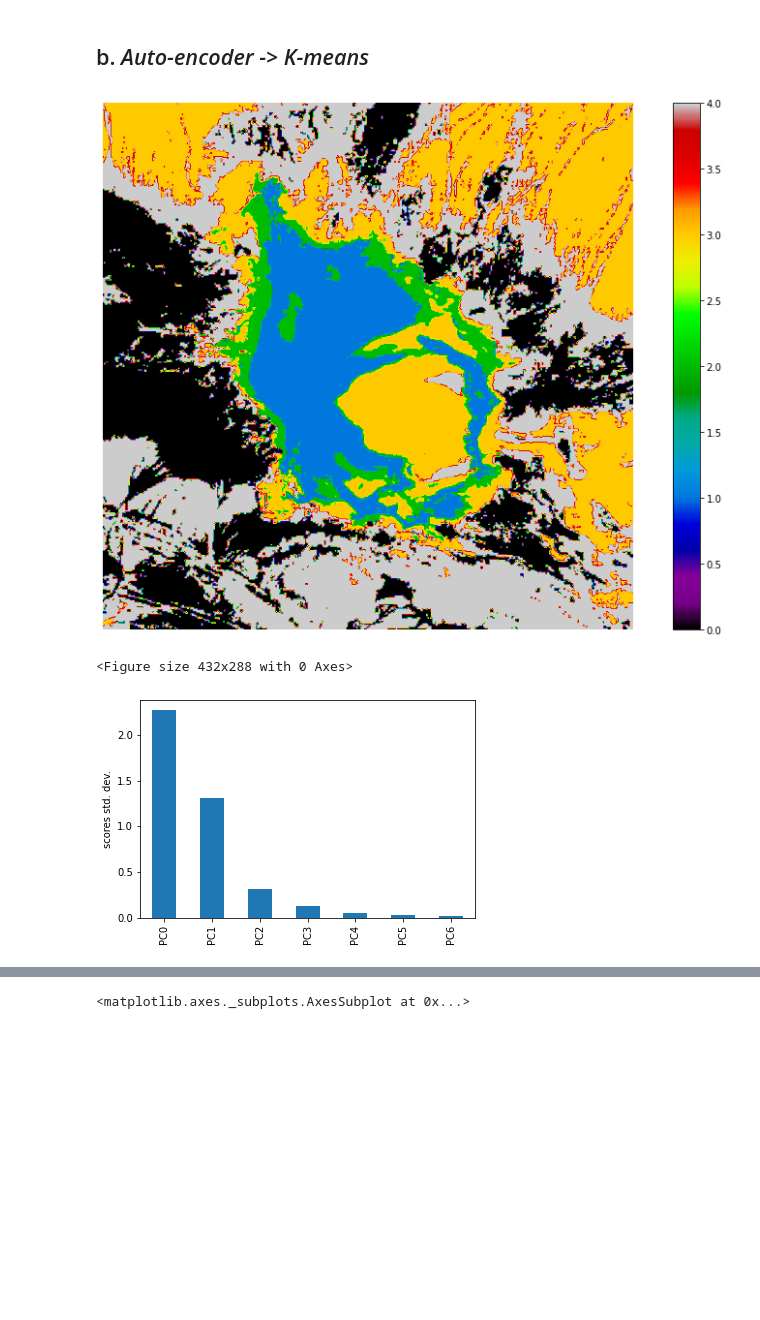
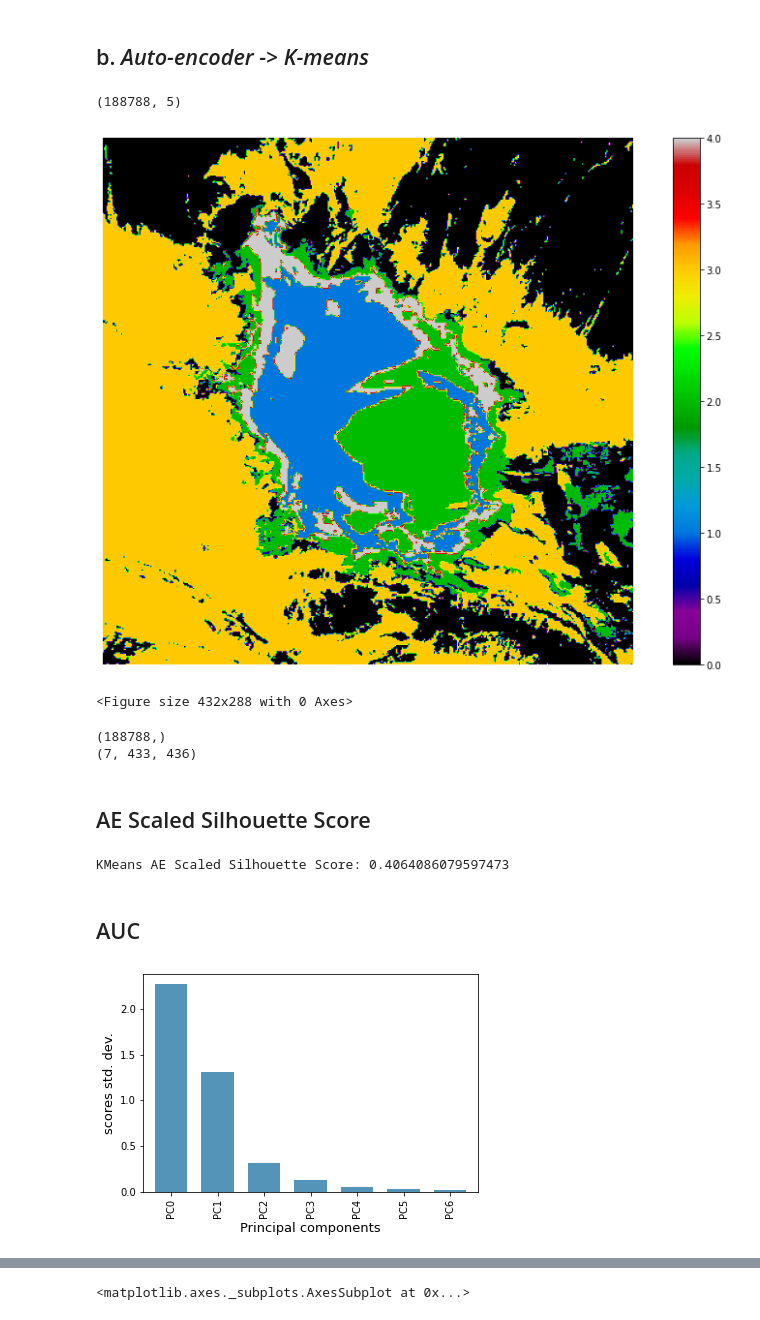
Before and after one commit to seeyouinsight/remotesensing-autoencoders, a Jupyter notebook: AE_K_Mean_GeoChem_ver_04.ipynb, the cells around one changed output, grey strips where cells are left out. Cells and saved outputs as stored; diff of their text form; code cells hidden in the pictures; blank space fills up the shorter version.

Commit message:
Scaled Silhouette Score

```diff
--- a/AE_K_Mean_GeoChem_ver_04.ipynb
+++ b/AE_K_Mean_GeoChem_ver_04.ipynb
@@ -170,8 +174,8 @@ X_tr, X_valid, y_tr, y_valid = train_test_split(X_train, y_train, test_size=0.2,
 the process of converting data to a common format to enable users to process and analyze it
 # %%
 sc = StandardScaler()
-X_tr_std = sc.fit_transform(X_tr)
-X_valid_std = sc.transform(X_valid)
-X_test_std = sc.transform(X_test)
+X_tr_std = sc.fit_transform(data_reshaped)
+# X_valid_std = sc.transform(X_valid)
+X_test_std = sc.transform(data_reshaped_test)
 # %%
 print(X_tr_std)
@@ -320,7 +336,7 @@ from sklearn.decomposition import PCA
 # scores = pca.fit_transform(X_tr_std) # u
 
 # PCA
-pca = PCA(n_components=data_array.shape[0])
+pca = PCA(n_components=5)
 scores = pca.fit_transform(data_reshaped)
 var_ratio = pca.explained_variance_ratio_
 values = pca.singular_values_
@@ -364,13 +425,33 @@ plot_data(img_cl, 'PCA_k_means.png')
 # %% [markdown]
 ## b. *Auto-encoder -> K-means*
+# %%
+print(codings.shape)
+# %% [output]
+(188788, 5)
 # %%
 # K-means
-cl = cluster.KMeans(n_clusters=10) # Creating an object of the classifier
+cl = cluster.KMeans(n_clusters=5) # Creating an object of the classifier
 param = cl.fit(codings) # Training
 img_c = cl.labels_ # Getting the labels of the classes
 # img_cl_pred = cl.predict(data_ae)
-img_c2 = img_cl.reshape(data_array[0,:,:].shape) # Reshaping the labels to a 3D array (single band)
+img_c2 = img_c.reshape(data_array[0,:,:].shape) # Reshaping the labels to a 3D array (single band)
 plot_data(img_c2, 'AE_k_means.png')
 # %% [output]
-[figure, old version]
+[figure, new version]
 <Figure size 432x288 with 0 Axes>
+# %%
+print(img_c.shape)
+print(data_array.shape)
+# %% [output]
+(188788,)
+(7, 433, 436)
+# %% [markdown]
+## AE Scaled Silhouette Score
+# %%
+from sklearn.metrics import silhouette_score
+kmeans_AE_scale = cluster.KMeans(n_clusters=5, n_init=100, max_iter=400, init='k-means++', random_state=42).fit(codings)
+print('KMeans AE Scaled Silhouette Score: {}'.format(silhouette_score(codings, kmeans_AE_scale.labels_, metric='euclidean')))
+# %% [output]
+KMeans AE Scaled Silhouette Score: 0.4064086079597473
+# %% [markdown]
+## AUC
@@ -380,10 +464,11 @@ codings_test = encoder.predict(X_test_std)
 scores_train = pca.transform(X_tr_std)
 scores_test = pca.transform(X_test_std)
 # %%
-pd.DataFrame(scores_train, columns=['PC'+str(i) for i in range(pca.n_components_)]).std().plot(kind='bar', color='tab:blue')
-plt.ylabel('scores std. dev.')
+pd.DataFrame(scores_train, columns=['PC'+str(i) for i in range(pca.n_components_)]).std().plot(kind='bar', color='#5394b8', width=0.7, fontsize=10)
+plt.ylabel('scores std. dev.', fontsize=13)
+plt.xlabel('Principal components', fontsize=13)
 plt.savefig('scores_std_dev.png')
 # plt.savefig("PCA.jpg")
 # %% [output]
-[figure, old version]
+[figure, new version]
 # %%
```
Also changed, not shown: parts of 27 cells of this notebook.
